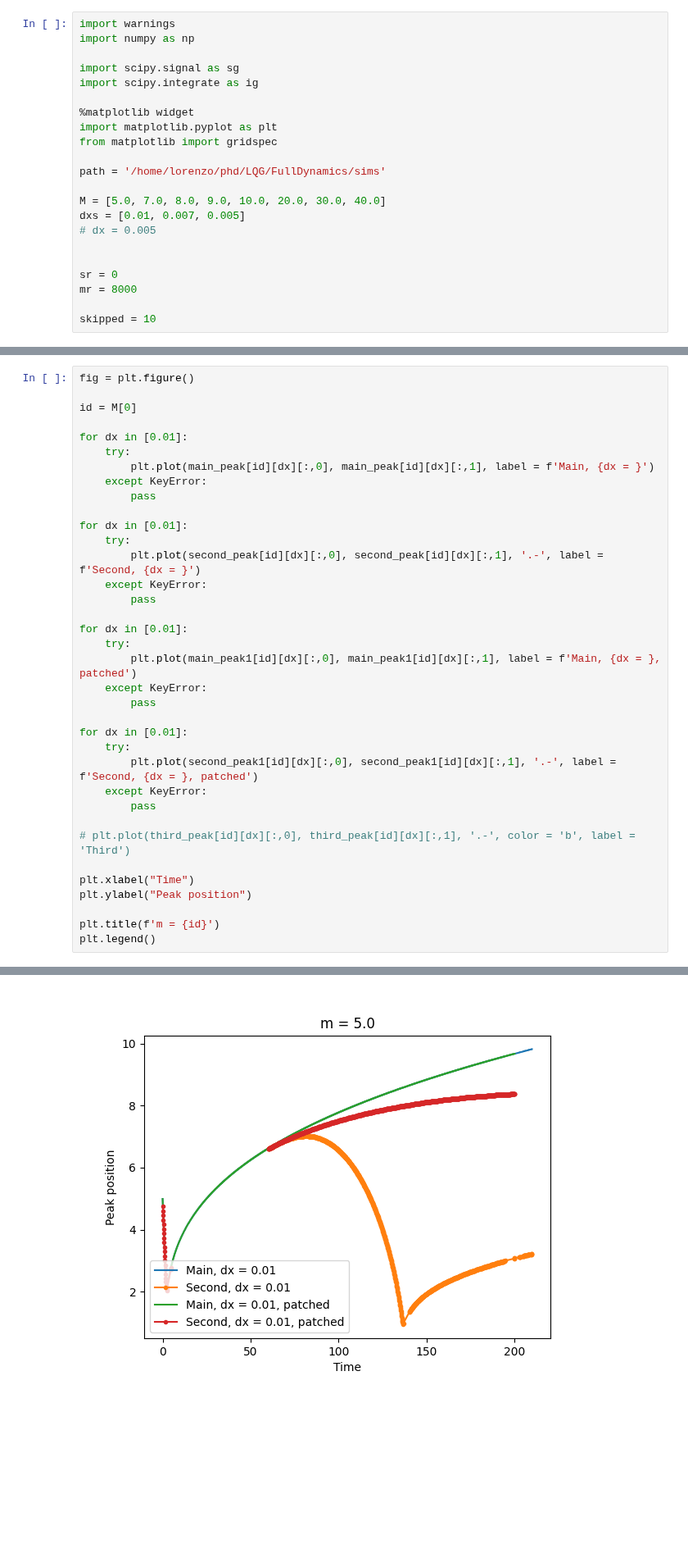
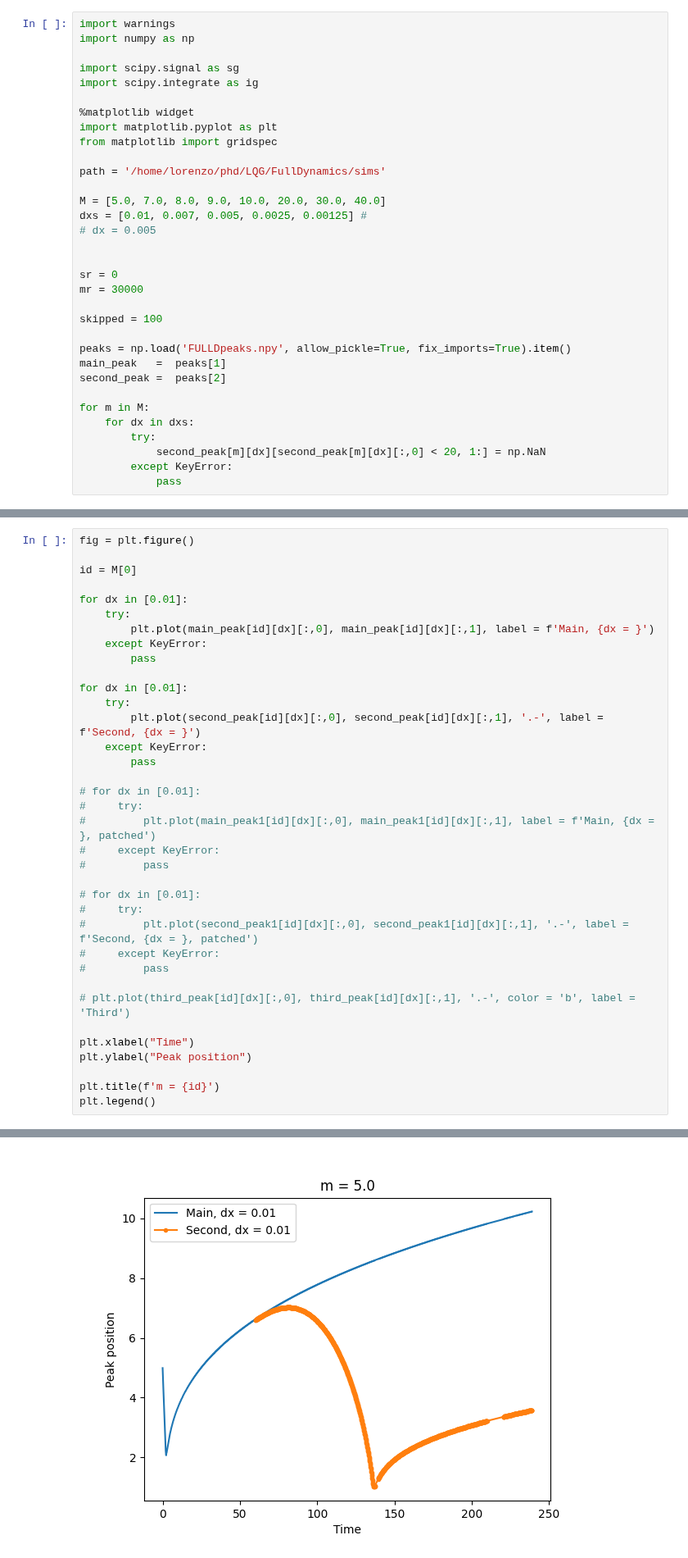
Before and after one commit to LoreCip/LQG-BH-Collapse, a Jupyter notebook: PostProcessing/split.ipynb, the cells around one changed output, grey strips where cells are left out. Shown at 82% size. Drawn from its saved outputs; the diff is of its cells as text; blank space fills up the shorter version.

```diff
--- a/PostProcessing/split.ipynb
+++ b/PostProcessing/split.ipynb
@@ -12,14 +12,25 @@ from matplotlib import gridspec
 path = '/home/lorenzo/phd/LQG/FullDynamics/sims'
 
 M = [5.0, 7.0, 8.0, 9.0, 10.0, 20.0, 30.0, 40.0]
-dxs = [0.01, 0.007, 0.005]
+dxs = [0.01, 0.007, 0.005, 0.0025, 0.00125] #
 # dx = 0.005
 
 
 sr = 0
-mr = 8000
+mr = 30000
 
-skipped = 10
+skipped = 100
+
+peaks = np.load('FULLDpeaks.npy', allow_pickle=True, fix_imports=True).item()
+main_peak   =  peaks[1]
+second_peak =  peaks[2]
+
+for m in M:
+    for dx in dxs:
+        try:
+            second_peak[m][dx][second_peak[m][dx][:,0] < 20, 1:] = np.NaN
+        except KeyError:
+            pass
 # %%
 # B = np.loadtxt(path + f'/m{m}_dx{dxs[2]}_xMax70.0/outputs/B.dat',     skiprows=sr, max_rows=mr)
 # E = np.loadtxt(path + f'/m{ms[0]}_dx{dx}_xMax70.0/outputs/E.dat',     skiprows=sr, max_rows=mr)
@@ -96,42 +103,42 @@ for m in M:
 # %%
 fig = plt.figure()
 
 id = M[0]
 
 for dx in [0.01]:
     try:
         plt.plot(main_peak[id][dx][:,0], main_peak[id][dx][:,1], label = f'Main, {dx = }')
     except KeyError:
         pass
 
 for dx in [0.01]:
     try:
         plt.plot(second_peak[id][dx][:,0], second_peak[id][dx][:,1], '.-', label = f'Second, {dx = }')
     except KeyError:
         pass
 
-for dx in [0.01]:
-    try:
-        plt.plot(main_peak1[id][dx][:,0], main_peak1[id][dx][:,1], label = f'Main, {dx = }, patched')
-    except KeyError:
-        pass
+# for dx in [0.01]:
+#     try:
+#         plt.plot(main_peak1[id][dx][:,0], main_peak1[id][dx][:,1], label = f'Main, {dx = }, patched')
+#     except KeyError:
+#         pass
 
-for dx in [0.01]:
-    try:
-        plt.plot(second_peak1[id][dx][:,0], second_peak1[id][dx][:,1], '.-', label = f'Second, {dx = }, patched')
-    except KeyError:
-        pass
+# for dx in [0.01]:
+#     try:
+#         plt.plot(second_peak1[id][dx][:,0], second_peak1[id][dx][:,1], '.-', label = f'Second, {dx = }, patched')
+#     except KeyError:
+#         pass
 
 # plt.plot(third_peak[id][dx][:,0], third_peak[id][dx][:,1], '.-', color = 'b', label = 'Third')
 
 plt.xlabel("Time")
 plt.ylabel("Peak position")
 
 plt.title(f'm = {id}')
 plt.legend()
 # %% [output]
 <matplotlib.legend.Legend at 0x...>
-[figure, old version]
+[figure, new version]
 # %% [markdown]
 ## Convergence of creation point
 # %%
```
Also changed, not shown: parts of 6 cells of this notebook, 9 other files.
